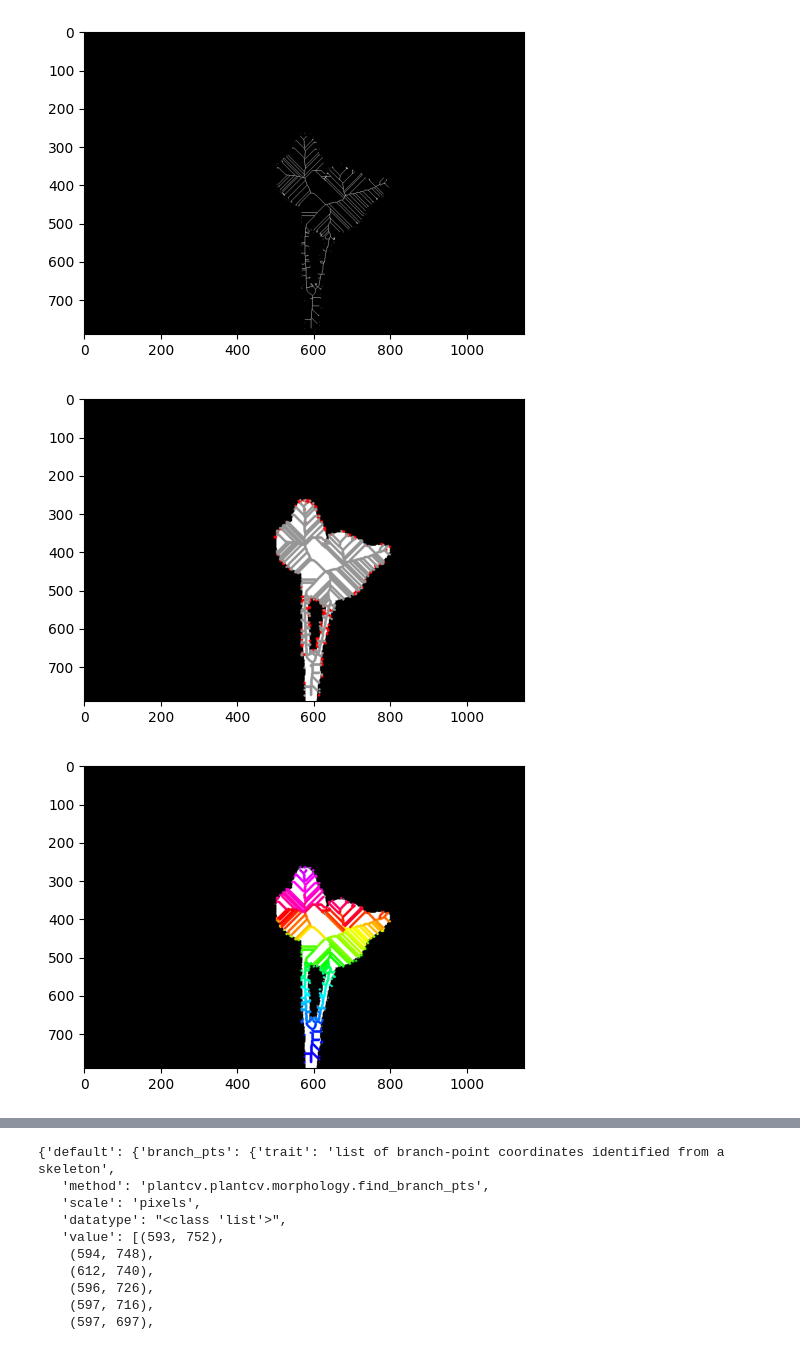
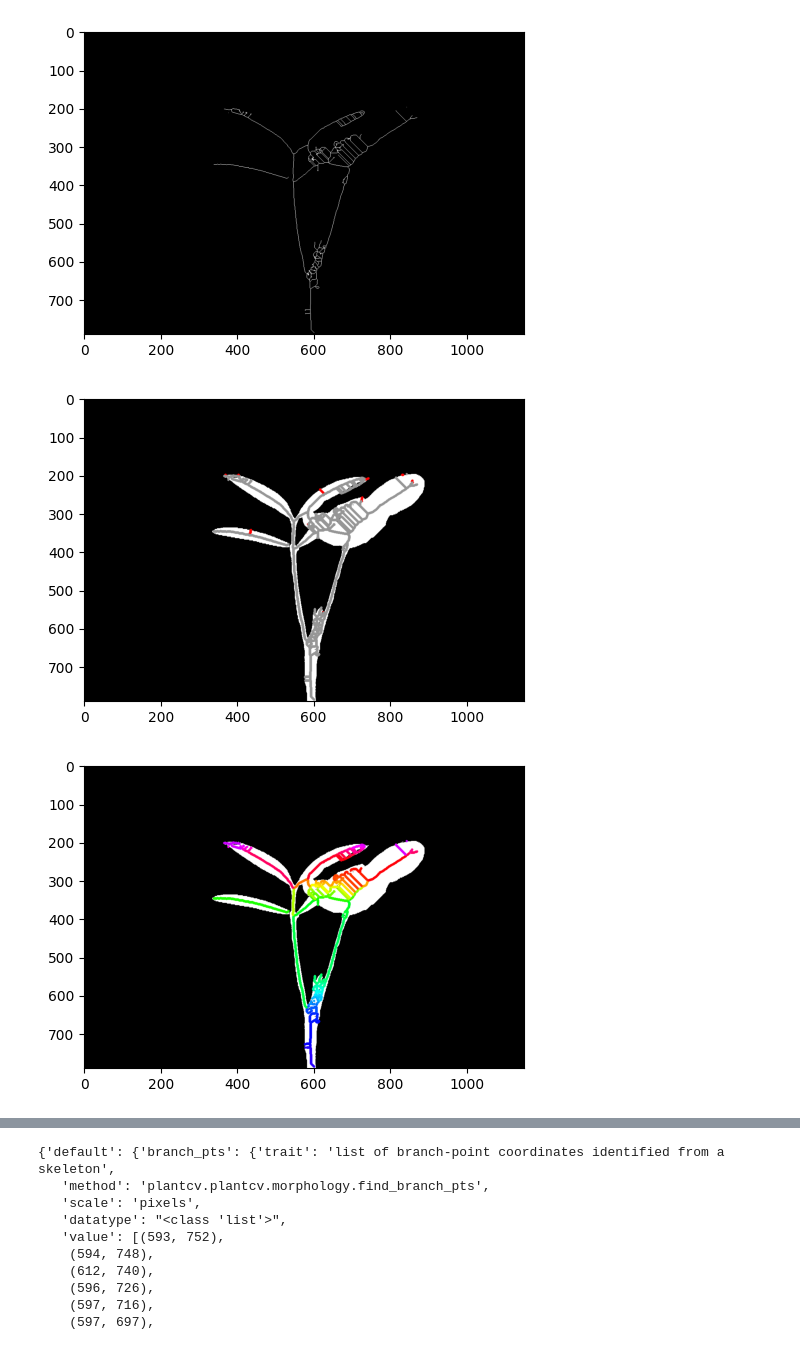
Before and after one commit to artiumrexbellator/plantCaracteristics, a Jupyter notebook: plants_test.ipynb, the cells around one changed output, grey strips where cells are left out. Cells and saved outputs as stored; diff of their text form; code cells hidden in the pictures.

```diff
--- a/plants_test.ipynb
+++ b/plants_test.ipynb
@@ -4,7 +4,7 @@ from plantcv import plantcv as pcv
 # %%
 class options:
     def __init__(self):
-        self.image_path = "./plants/bout50/raw.jpg"
+        self.image_path = "./src/database/plants/stage08.jpg"
         self.debug = "plot"
         self.writeimg= False
         self.result = "vis_tutorial_results.json"
@@ -25,5 +25,5 @@ raw_img, path, filename = pcv.readimage(filename=args.image_path)
 saturation = pcv.rgb2gray_hsv(rgb_img=raw_img, channel='s')
 
 # Take a binary threshold to separate plant from background.
-binary_img = pcv.threshold.binary(gray_img=saturation, threshold=0, max_value=255, object_type='light')
+binary_img = pcv.threshold.binary(gray_img=saturation, threshold=85, max_value=255, object_type='light')
 # %% [output]
@@ -36,3 +36,3 @@ skeleton_img = pcv.morphology.skeletonize(binary_img)
 # %%
-purned_img, seg_img, edge_objects = pcv.morphology.prune(skel_img=skeleton_img, size=15,mask=binary_img)
+purned_img, seg_img, edge_objects = pcv.morphology.prune(skel_img=skeleton_img, size=30,mask=binary_img)
 # %% [output]
@@ -40,6 +40,6 @@ purned_img, seg_img, edge_objects = pcv.morphology.prune(skel_img=skeleton_img,
-[figure, old version]
+[figure, new version]
-[figure, old version]
+[figure, new version]
-[figure, old version]
+[figure, new version]
 # %%
 branched_img = pcv.morphology.find_branch_pts(skel_img=purned_img, mask=binary_img)
 # %% [output]
```
Also changed, not shown: parts of 11 cells of this notebook, 5 other files.
